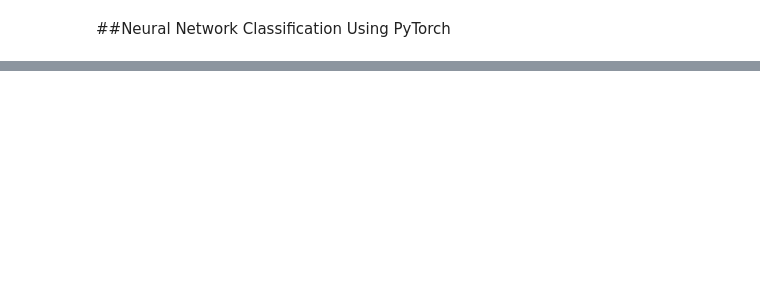
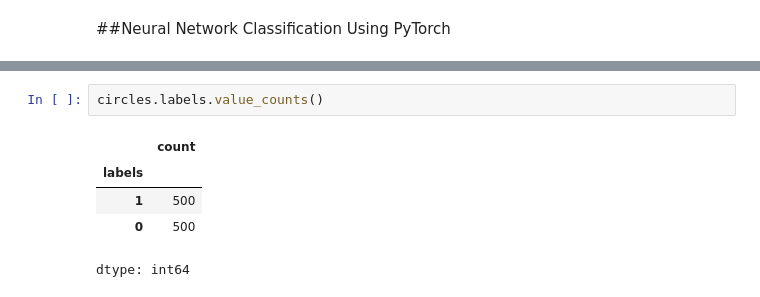
Before and after one commit to adityapri/Neural-Network---Classification, a Jupyter notebook: P2_pytorch_classification.ipynb, the cells around one changed output, grey strips where cells are left out. Drawn from its saved outputs; the diff is of its cells as text; blank space fills up the shorter version.

```diff
--- a/P2_pytorch_classification.ipynb
+++ b/P2_pytorch_classification.ipynb
@@ -20,0 +27,8 @@ len(X), len(y)
+# %%
+circles.labels.value_counts()
+# %% [output]
+|  | count |
+| labels |  |
+| 1 | 500 |
+| 0 | 500 |
+dtype: int64
```
Also changed, not shown: parts of 19 cells of this notebook.
